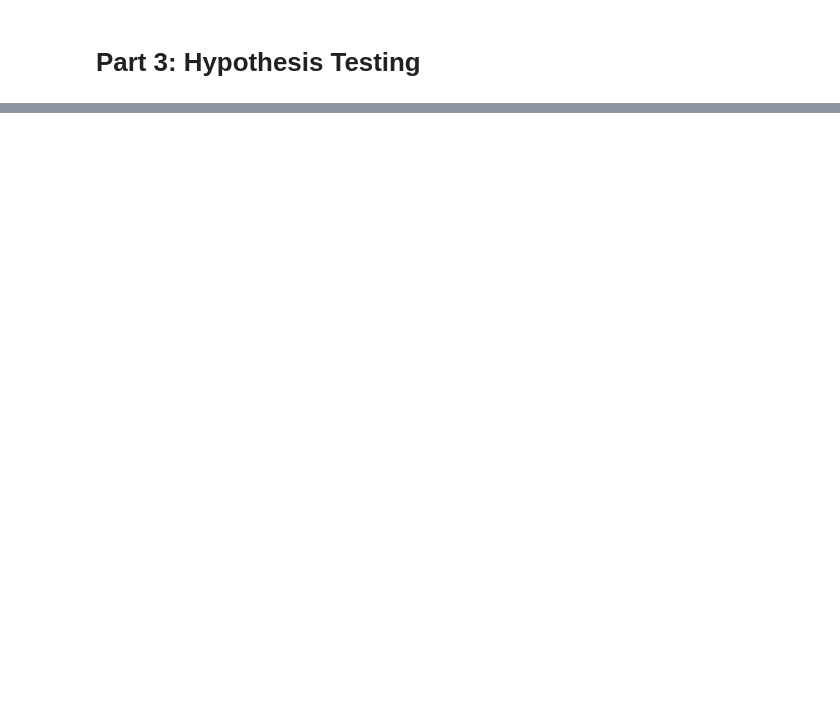
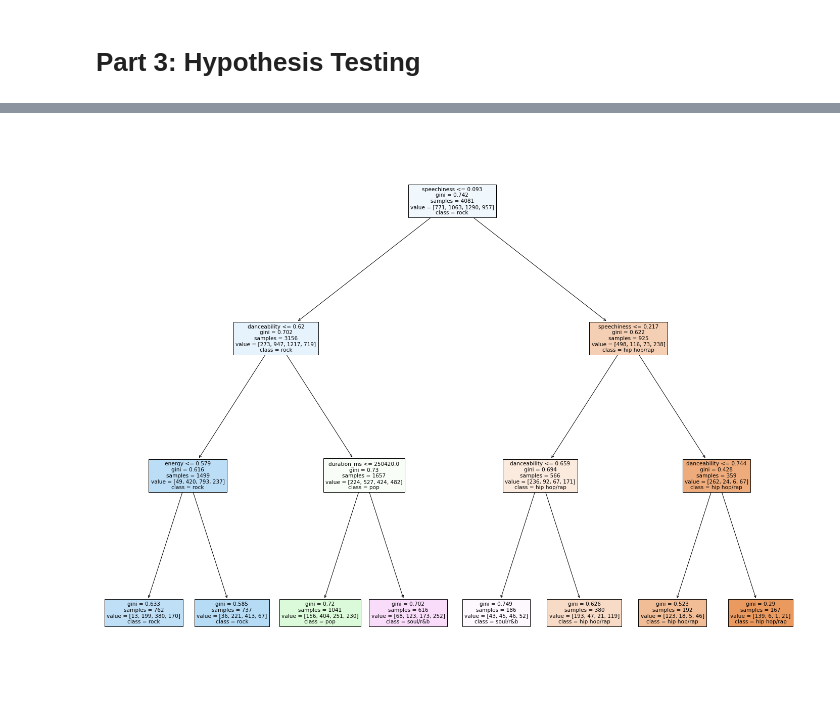
Before and after one commit to aholtz06/CMSC320_Final, a Jupyter notebook: src/Genre_Exploration.ipynb, the cells around one changed output, grey strips where cells are left out. Cells and saved outputs as stored; diff of their text form; code cells hidden in the pictures; blank space fills up the shorter version.

Commit message:
more modeling stuff

```diff
--- a/src/Genre_Exploration.ipynb
+++ b/src/Genre_Exploration.ipynb
@@ -262,0 +239,20 @@ array([0.595     , 0.59      , 0.66      , 0.715     , 0.67      ,
+# %%
+data = data[data['Top Genre'] != "country"]
+data = data[data['Top Genre'] != "edm"]
+
+X = []
+Y = []
+for i, row in data.iterrows():
+    x = []
+    for feature in feature_list:
+        x.append(row[feature])
+    X.append(x)
+    Y.append(row['Top Genre'])
+
+X_train, X_test, Y_train, Y_test = train_test_split(X, Y,
+                                                    stratify=Y,
+                                                    test_size=0.30)
+lda_clf = LinearDiscriminantAnalysis()
+lda_clf.fit(X_train, Y_train);
+Y_pred = lda_clf.predict(X_test)
+print(metrics.classification_report(Y_test,Y_pred))
@@ -262,0 +272,41 @@ array([0.595     , 0.59      , 0.66      , 0.715     , 0.67      ,
+# %%
+from sklearn.tree import DecisionTreeClassifier
+from sklearn import tree
+
+data = data[data['Top Genre'] != "disco"]
+data = data[data['Top Genre'] != "alternative/indie"]
+
+feature_list = list(data.columns.values)
+feature_list = feature_list[10:22]
+feature_list.remove("liveness")
+feature_list.remove("valence")
+feature_list.remove("acousticness")
+feature_list.remove("instrumentalness")
+feature_list.remove("mode")
+feature_list.remove("loudness")
+feature_list.remove("key")
+
+genre_list = ['hip hop/rap',
+             'pop','rock','soul/r&b']
+
+X = []
+Y = []
+for i, row in data.iterrows():
+    x = []
+    for feature in feature_list:
+        x.append(row[feature])
+    X.append(x)
+    Y.append(row['Top Genre'])
+
+
+
+clf = DecisionTreeClassifier(max_depth=3)
+model = clf.fit(X, Y)
+
+fig = plt.figure(figsize=(25,20))
+_ = tree.plot_tree(clf,
+                   feature_names=feature_list,
+                   class_names=genre_list,
+                   filled=True)
+# %% [output]
+[figure, added]
```
Also changed, not shown: parts of 20 cells of this notebook.
